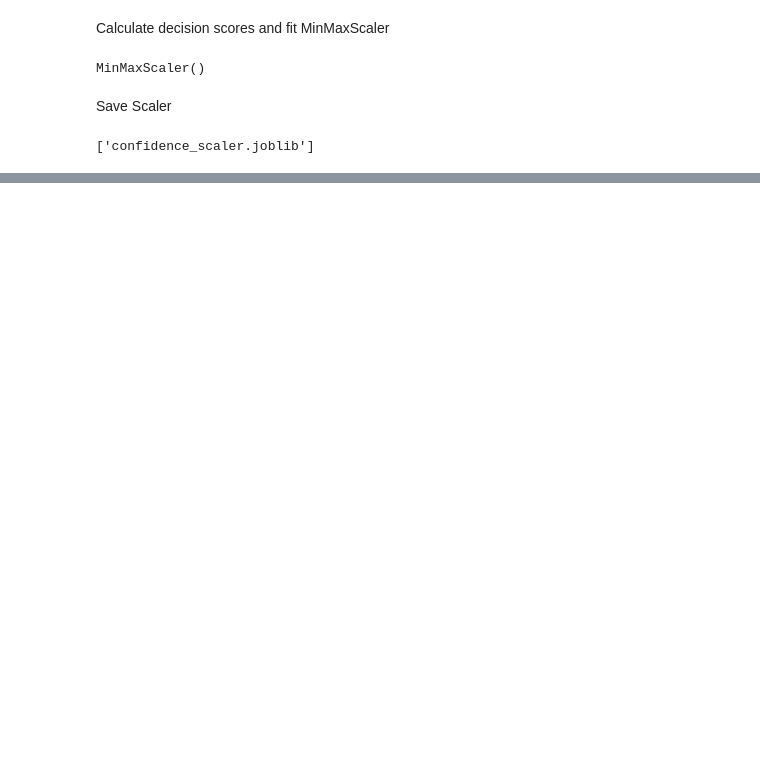
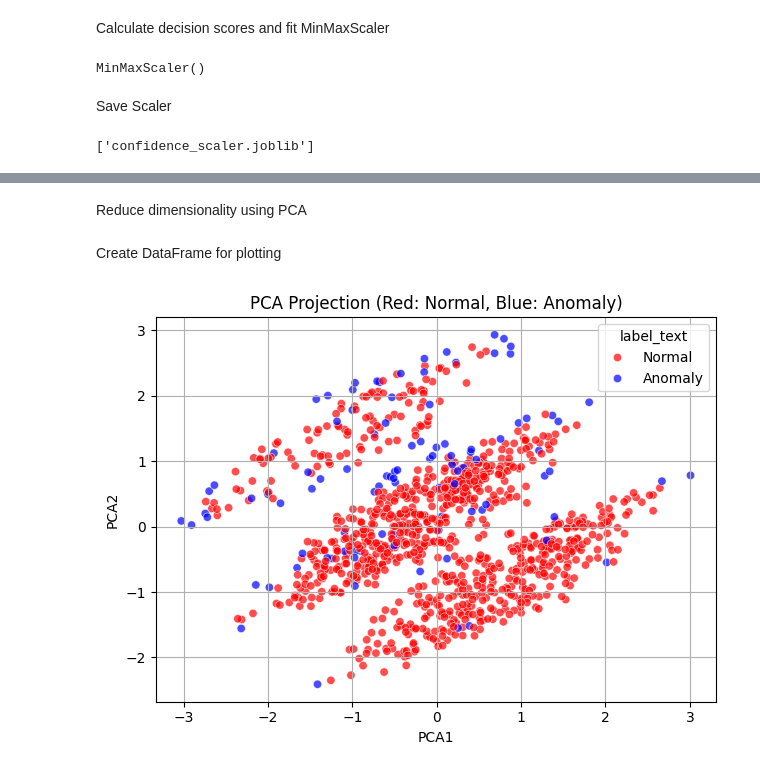
Before and after one commit to ML-Applications-in-CyberSecurity/anomaly-detection-project-thd, a Jupyter notebook: src/train_model.ipynb, the cells around one changed output, grey strips where cells are left out. Saved outputs shown, nothing was run; the diff lists cells and outputs as text; code cells hidden in the pictures; blank space fills up the shorter version.

Commit message:
Add Visualizing PCA after training model

```diff
--- a/src/train_model.ipynb
+++ b/src/train_model.ipynb
@@ -131,4 +135,4 @@ joblib.dump(model, "anomaly_model.joblib")
 # %% [markdown]
 # predict data
 # %%
-model.predict(normalized_df)
+y_pred = model.predict(normalized_df)
@@ -167,0 +158,30 @@ joblib.dump(scaler, "confidence_scaler.joblib")
+# %%
+scaler = StandardScaler()
+scaled_df = scaler.fit_transform(normalized_df)
+# %% [markdown]
+Reduce dimensionality using PCA
+# %%
+pca = PCA(n_components=2)
+X_pca = pca.fit_transform(scaled_df)
+# %% [markdown]
+Create DataFrame for plotting
+# %%
+plot_df = pd.DataFrame(X_pca, columns=["PCA1", "PCA2"])
+plot_df["Anomaly"] = y_pred
+# %%
+label_map = {1: "Normal", -1: "Anomaly"}
+plot_df["label_text"] = plot_df["Anomaly"].map(label_map)
+
+sns.scatterplot(
+    data=plot_df,
+    x="PCA1", y="PCA2",
+    hue="label_text",
+    palette={"Normal": "red", "Anomaly": "blue"},
+    alpha=0.7
+)
+plt.title("PCA Projection (Red: Normal, Blue: Anomaly)")
+plt.grid(True)
+plt.tight_layout()
+plt.show()
+# %% [output]
+[figure, added]
```
Also changed, not shown: parts of 4 cells of this notebook.
